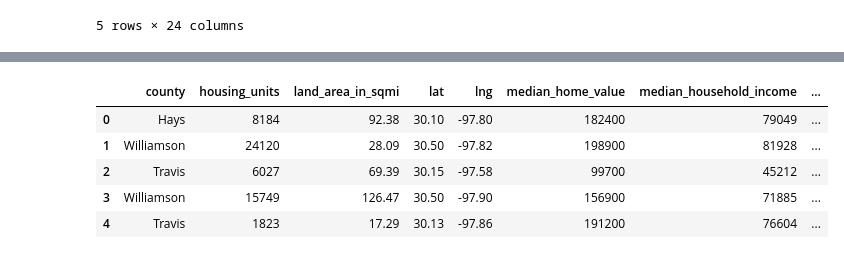
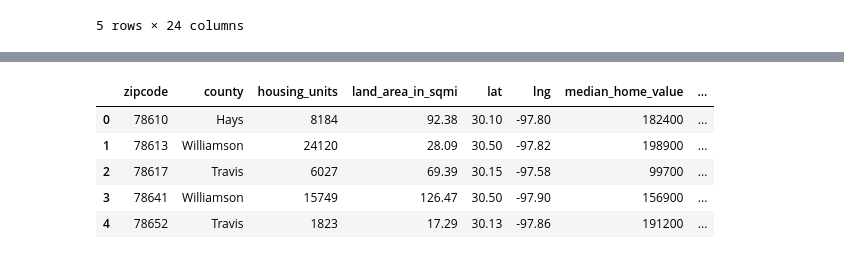
Before and after one commit to akshaybhaskaran/house_purchase, a Jupyter notebook: purchase_house.ipynb, the cells around one changed output, grey strips where cells are left out. Drawn from its saved outputs; the diff is of its cells as text; code cells hidden in the pictures.

```diff
--- a/purchase_house.ipynb
+++ b/purchase_house.ipynb
@@ -534,11 +534,15 @@ austin_zip_df.head()
 # %%
 # cleaning the dataframe a bit to make it more readable and usable
 austin_zip_df['county'] = austin_zip_df['county'].str.replace("County","")
+zipcol = austin_zip_df['zipcode']
+austin_zip_df.drop('zipcode', axis=1,inplace=True)
+austin_zip_df.insert(0, 'zipcode', zipcol)
+
 austin_zip_df.head()
 # %% [output]
-|  | county | housing_units | land_area_in_sqmi | lat | lng | median_home_value | median_household_income | ... |
-| 0 | Hays | 8184 | 92.38 | 30.10 | -97.80 | 182400 | 79049 | ... |
-| 1 | Williamson | 24120 | 28.09 | 30.50 | -97.82 | 198900 | 81928 | ... |
-| 2 | Travis | 6027 | 69.39 | 30.15 | -97.58 | 99700 | 45212 | ... |
-| 3 | Williamson | 15749 | 126.47 | 30.50 | -97.90 | 156900 | 71885 | ... |
-| 4 | Travis | 1823 | 17.29 | 30.13 | -97.86 | 191200 | 76604 | ... |
+|  | zipcode | county | housing_units | land_area_in_sqmi | lat | lng | median_home_value | ... |
+| 0 | 78610 | Hays | 8184 | 92.38 | 30.10 | -97.80 | 182400 | ... |
+| 1 | 78613 | Williamson | 24120 | 28.09 | 30.50 | -97.82 | 198900 | ... |
+| 2 | 78617 | Travis | 6027 | 69.39 | 30.15 | -97.58 | 99700 | ... |
+| 3 | 78641 | Williamson | 15749 | 126.47 | 30.50 | -97.90 | 156900 | ... |
+| 4 | 78652 | Travis | 1823 | 17.29 | 30.13 | -97.86 | 191200 | ... |
```
Also changed, not shown: parts of 7 cells of this notebook.
